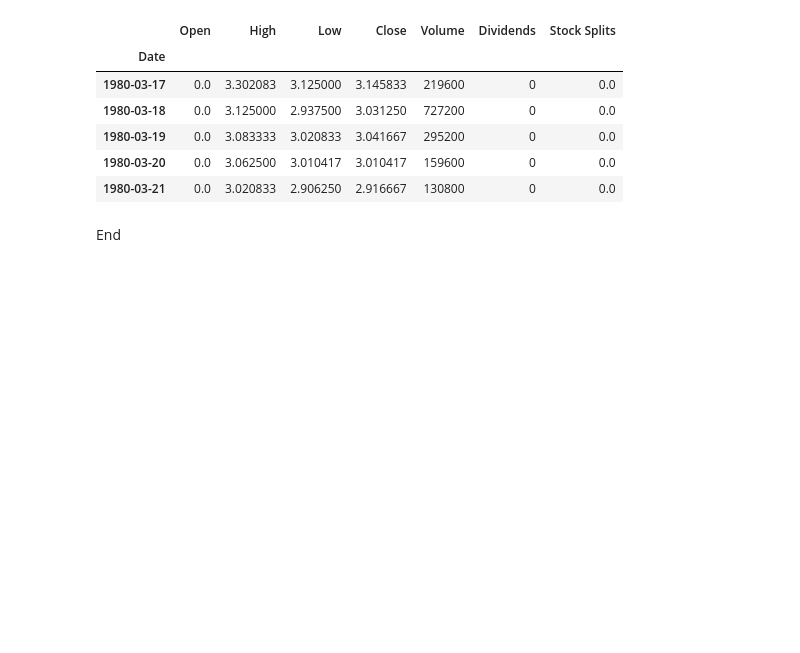
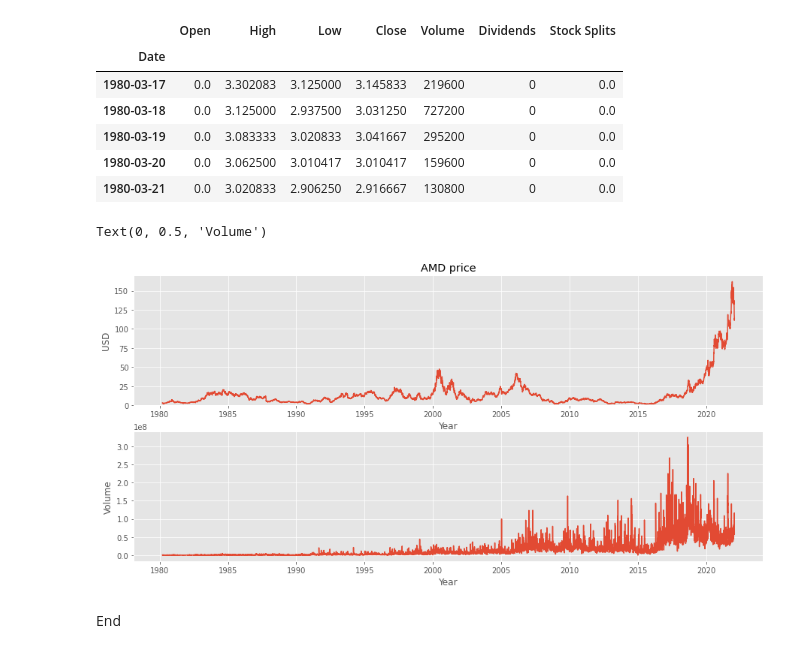
Before and after one commit to seher13/StockData, a Jupyter notebook: Stock_data_using_Python_library.ipynb, the cells around one changed output. Saved outputs shown, nothing was run; the diff lists cells and outputs as text; code cells hidden in the pictures; blank space fills up the shorter version.

Commit message:
Added plot for AMD

```diff
--- a/Stock_data_using_Python_library.ipynb
+++ b/Stock_data_using_Python_library.ipynb
@@ -191,5 +191,24 @@ amd_history.head()
 | 1980-03-19 | 0.0 | 3.083333 | 3.020833 | 3.041667 | 295200 | 0 | 0.0 |
 | 1980-03-20 | 0.0 | 3.062500 | 3.010417 | 3.010417 | 159600 | 0 | 0.0 |
 | 1980-03-21 | 0.0 | 3.020833 | 2.906250 | 2.916667 | 130800 | 0 | 0.0 |
+# %%
+plt.style.use('ggplot')
+fig = plt.figure(figsize=(15,7))
+ax1 = fig.add_subplot(211)
+ax2 = fig.add_subplot(212)
+
+ax1.plot(amd_history.iloc[:,3])
+ax1.set_ylim(bottom=0)
+ax1.set_title('AMD price')
+ax1.set_xlabel('Year')
+ax1.set_ylabel('USD')
+
+ax2.plot(amd_history.iloc[:,4])
+ax1.set_ylim(bottom=0)
+ax2.set_xlabel('Year')
+ax2.set_ylabel('Volume')
+# %% [output]
+Text(0, 0.5, 'Volume')
+[figure, added]
 # %% [markdown]
 End
```
Also changed, not shown: parts of 6 cells of this notebook.
